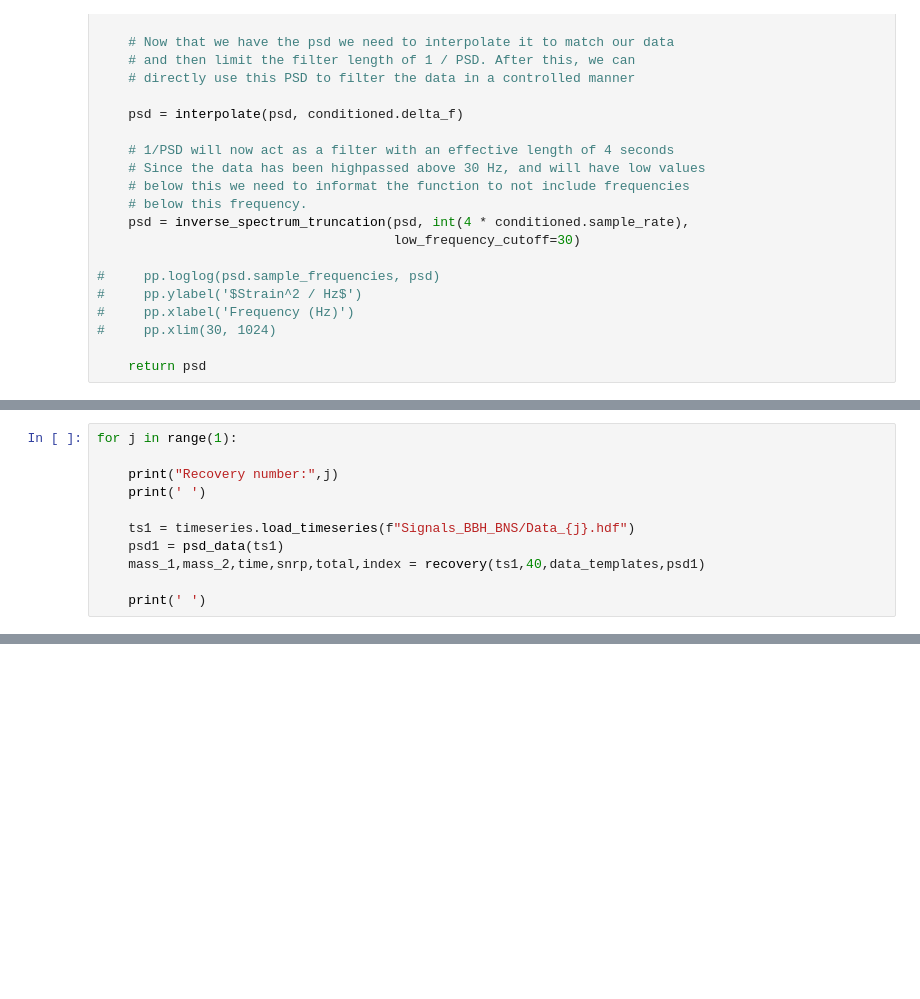
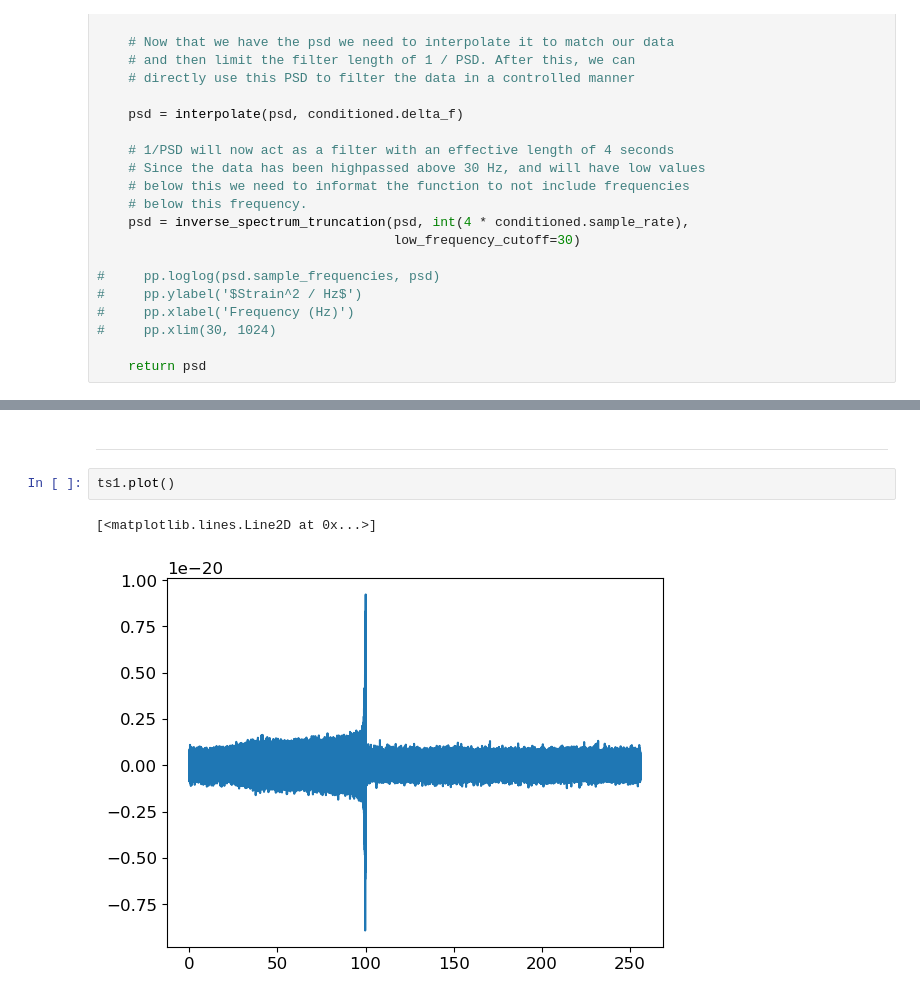
Before and after one commit to kajolshelke/Project, a Jupyter notebook: itr_new.ipynb, the cells around one changed output, grey strips where cells are left out. Cells and saved outputs as stored; diff of their text form; blank space fills up the shorter version.

```diff
--- a/itr_new.ipynb
+++ b/itr_new.ipynb
@@ -145,11 +122,0 @@ temp_bank = temp_bank.values.tolist()
-# %%
-for j in range(1):
-
-    print("Recovery number:",j)
-    print(' ')
-
-    ts1 = timeseries.load_timeseries(f"Signals_BBH_BNS/Data_{j}.hdf")
-    psd1 = psd_data(ts1)
-    mass_1,mass_2,time,snrp,total,index = recovery(ts1,40,data_templates,psd1)
-
-    print(' ')
@@ -270,0 +283,7 @@ for i in range(10):
+# %% [markdown]
+---
+# %%
+ts1.plot()
+# %% [output]
+[<matplotlib.lines.Line2D at 0x...>]
+[figure, added]
```
Also changed, not shown: parts of 32 cells of this notebook.
